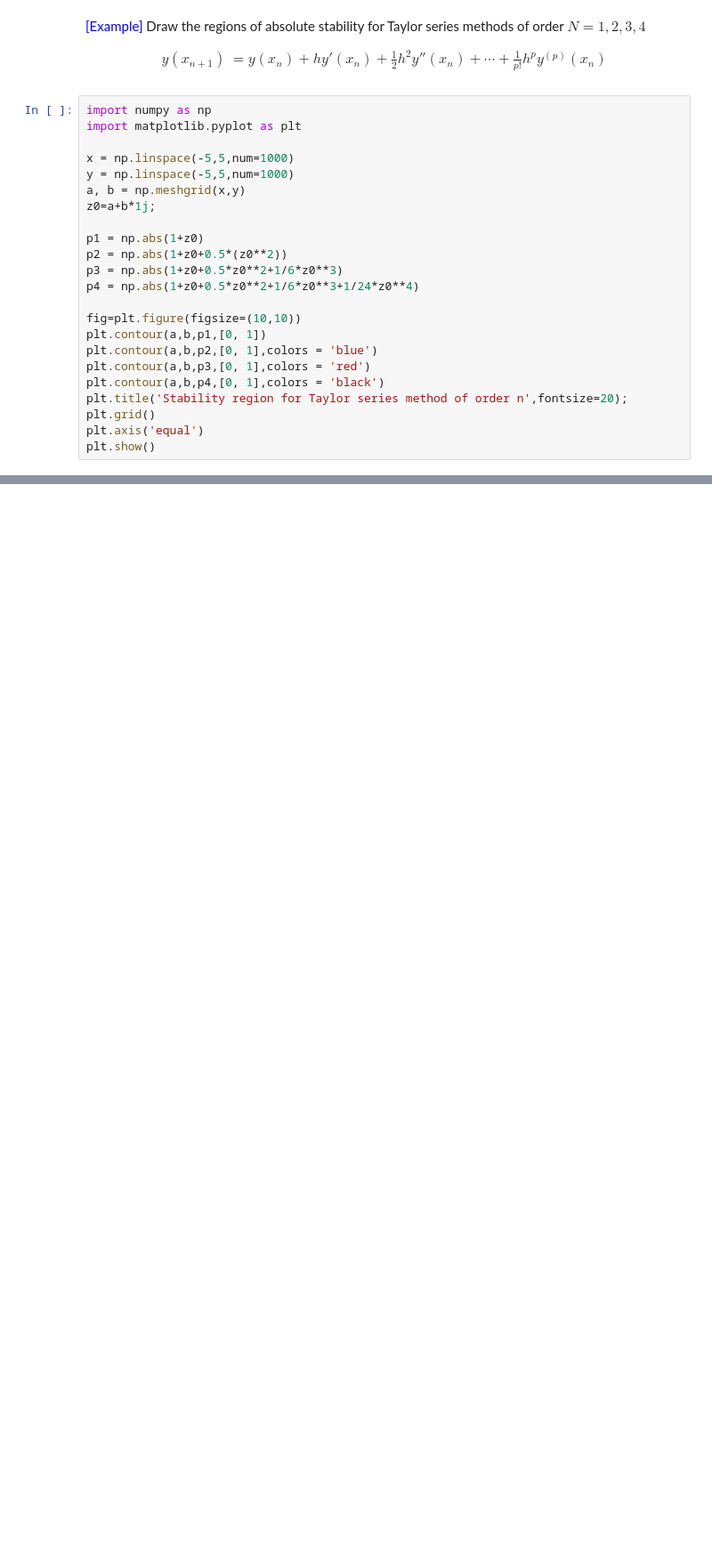
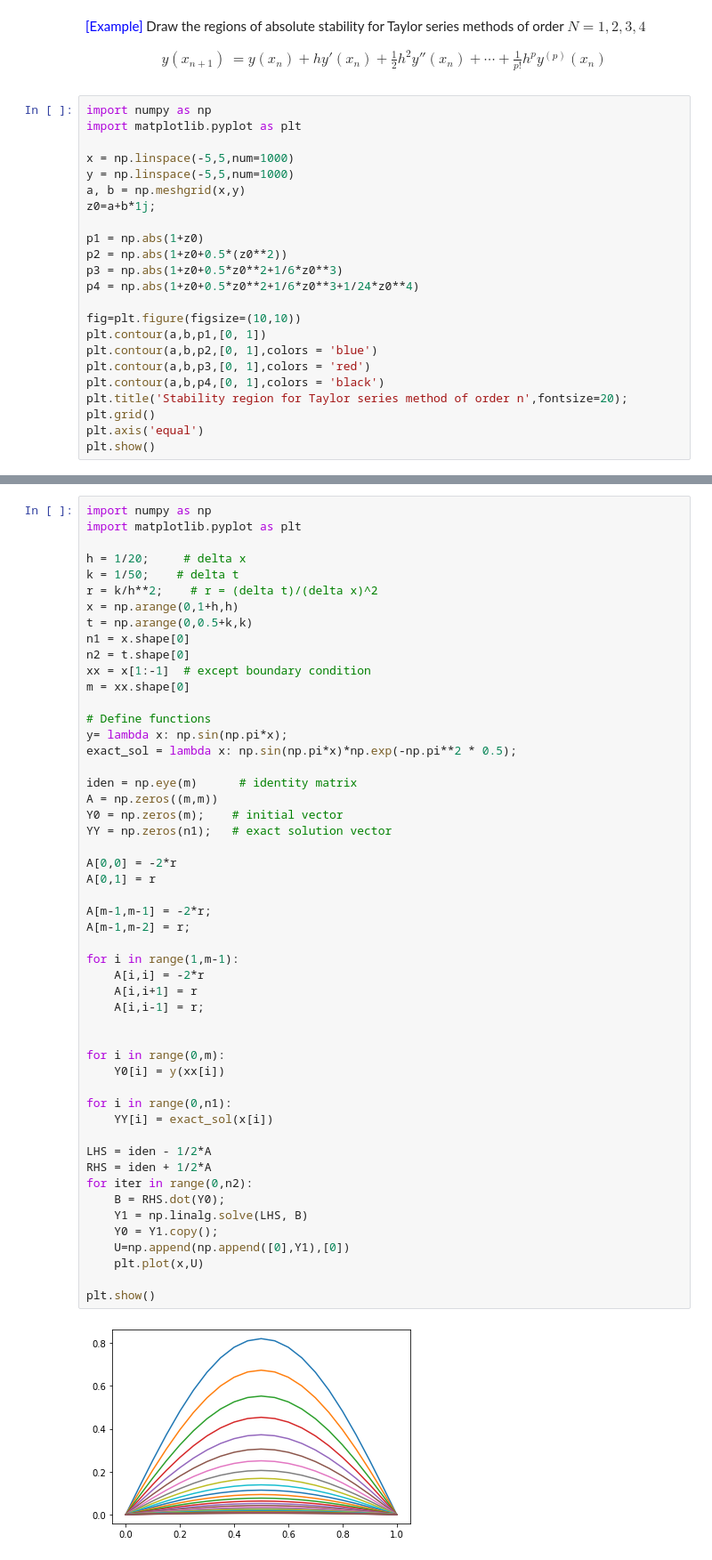
Before and after one commit to dw-shin/NA_notes, a Jupyter notebook: chapter6/NA_ch6.ipynb, the cells around one changed output, grey strips where cells are left out. Shown at 89% size. Saved outputs shown, nothing was run; the diff lists cells and outputs as text; blank space fills up the shorter version.

```diff
--- a/chapter6/NA_ch6.ipynb
+++ b/chapter6/NA_ch6.ipynb
@@ -1574,0 +1611,53 @@ plt.show()
+# %%
+import numpy as np
+import matplotlib.pyplot as plt
+
+h = 1/20;     # delta x
+k = 1/50;    # delta t
+r = k/h**2;    # r = (delta t)/(delta x)^2
+x = np.arange(0,1+h,h)
+t = np.arange(0,0.5+k,k)
+n1 = x.shape[0]
+n2 = t.shape[0]
+xx = x[1:-1]  # except boundary condition
+m = xx.shape[0]
+
+# Define functions
+y= lambda x: np.sin(np.pi*x);
+exact_sol = lambda x: np.sin(np.pi*x)*np.exp(-np.pi**2 * 0.5);
+
+iden = np.eye(m)      # identity matrix
+A = np.zeros((m,m))
+Y0 = np.zeros(m);    # initial vector
+YY = np.zeros(n1);   # exact solution vector
+
+A[0,0] = -2*r
+A[0,1] = r
+
+A[m-1,m-1] = -2*r;
+A[m-1,m-2] = r;
+
+for i in range(1,m-1):
+    A[i,i] = -2*r
+    A[i,i+1] = r
+    A[i,i-1] = r;
+
+
+for i in range(0,m):
+    Y0[i] = y(xx[i])
+
+for i in range(0,n1):
+    YY[i] = exact_sol(x[i])
+
+LHS = iden - 1/2*A
+RHS = iden + 1/2*A
+for iter in range(0,n2):
+    B = RHS.dot(Y0);
+    Y1 = np.linalg.solve(LHS, B)
+    Y0 = Y1.copy();
+    U=np.append(np.append([0],Y1),[0])
+    plt.plot(x,U)
+
+plt.show()
+# %% [output]
+[figure, added]
```
Also changed, not shown: parts of 2 cells of this notebook.
